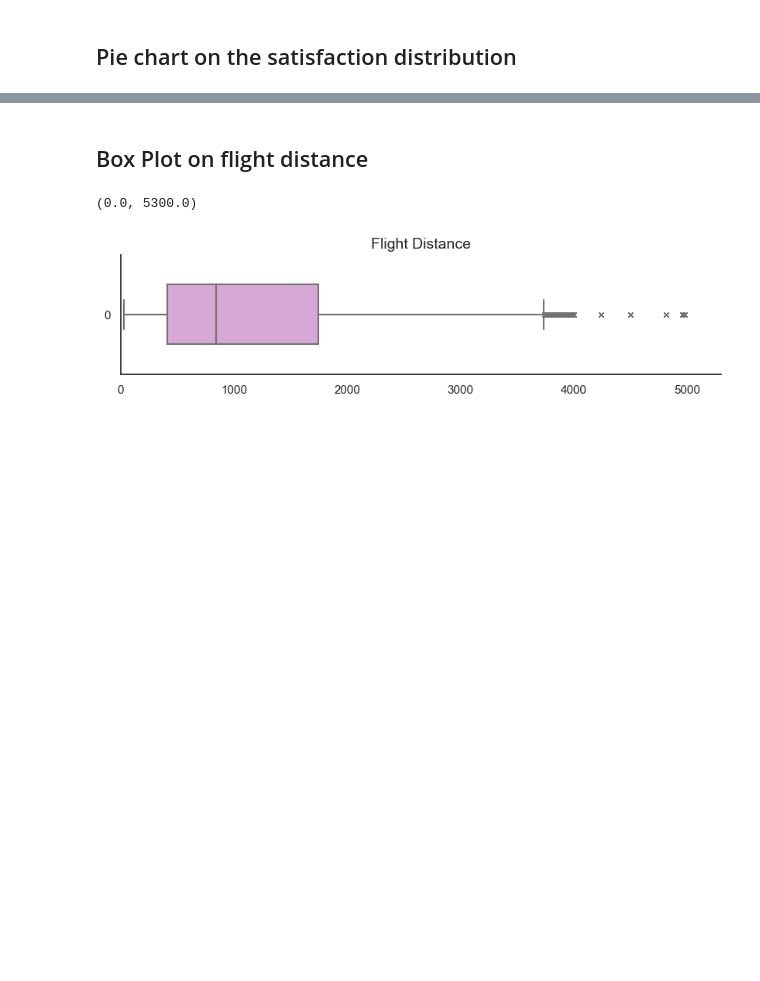
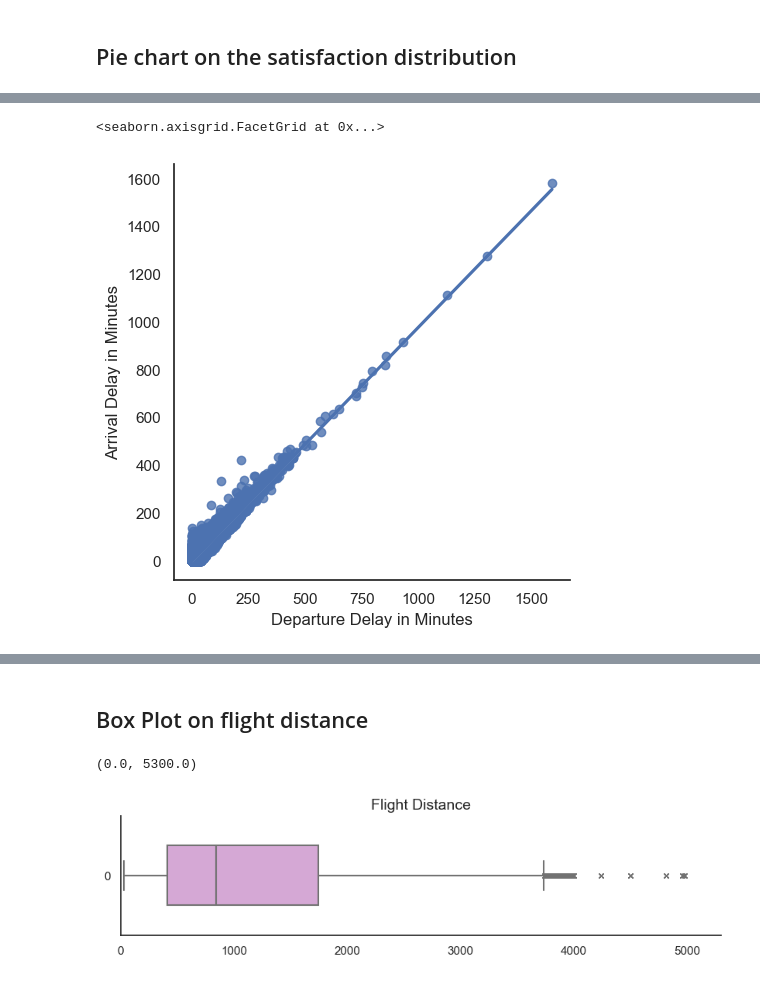
Before and after one commit to bu-ml-2022-23/ml-assignment-Shay-Khamar, a Jupyter notebook: ml-assignment.ipynb, the cells around one changed output, grey strips where cells are left out. Cells and saved outputs as stored; diff of their text form; code cells hidden in the pictures; blank space fills up the shorter version.

```diff
--- a/ml-assignment.ipynb
+++ b/ml-assignment.ipynb
@@ -145,0 +165,5 @@ plt.figure();
+# %%
+sns.lmplot(dataSet, x="Departure Delay in Minutes", y="Arrival Delay in Minutes")
+# %% [output]
+<seaborn.axisgrid.FacetGrid at 0x...>
+[figure, added]
```
Also changed, not shown: parts of 13 cells of this notebook.
